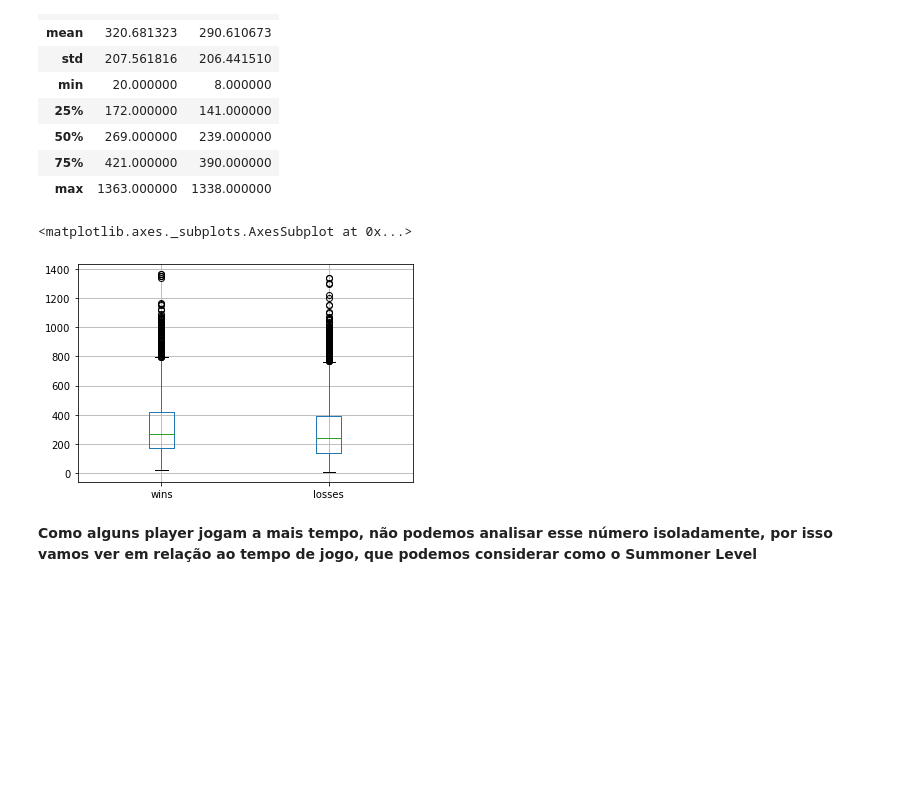
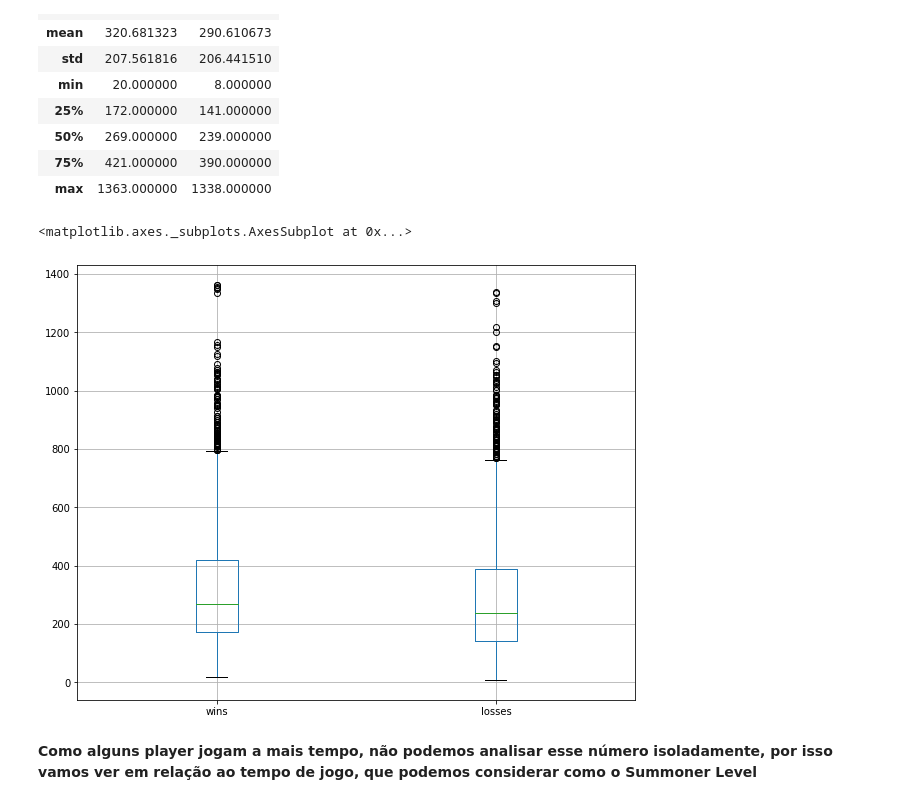
Before and after one commit to rcs8/PredictLolWins, a Jupyter notebook: Processing Data.ipynb, the cells around one changed output. Drawn from its saved outputs; the diff is of its cells as text; code cells hidden in the pictures; blank space fills up the shorter version.

```diff
--- a/Processing Data.ipynb
+++ b/Processing Data.ipynb
@@ -103,9 +122,9 @@ df_users_seed.drop('Unnamed: 0', axis = 1, inplace=True)
 
 ### Minha dúvida é se identificadores como (puuid ou summonerId são categoricos ou string, porque categorico é tecnicamente finito)
 df_users_seed['tier'] = df_users_seed['tier'].astype('category')
-df_users_seed['summonerId'] = df_users_seed['summonerId'].astype('string')
-df_users_seed['summonerName'] = df_users_seed['summonerName'].astype('string')
-df_users_seed['puuid'] = df_users_seed['puuid'].astype('string')
+df_users_seed['summonerId'] = df_users_seed['summonerId'].astype('str')
+df_users_seed['summonerName'] = df_users_seed['summonerName'].astype('str')
+df_users_seed['puuid'] = df_users_seed['puuid'].astype('str')
 
 print(df_users_seed.dtypes)
 print(df_users_seed['tier'].cat.categories)
@@ -266,10 +284,10 @@ df_users_seed[['wins','losses']].describe()
 | 75% | 421.000000 | 390.000000 |
 | max | 1363.000000 | 1338.000000 |
 # %%
-df_users_seed.boxplot(column=['wins', 'losses'])
+df_users_seed.boxplot(column=['wins', 'losses'],figsize=(10,8))
 # %% [output]
 <matplotlib.axes._subplots.AxesSubplot at 0x...>
-[figure, old version]
+[figure, new version]
 # %% [markdown]
 **Como alguns player jogam a mais tempo, não podemos analisar esse número isoladamente, por isso vamos ver em relação ao tempo de jogo, que podemos considerar como o Summoner Level**
 # %%
```
Also changed, not shown: parts of 21 cells of this notebook, 1 other file.
